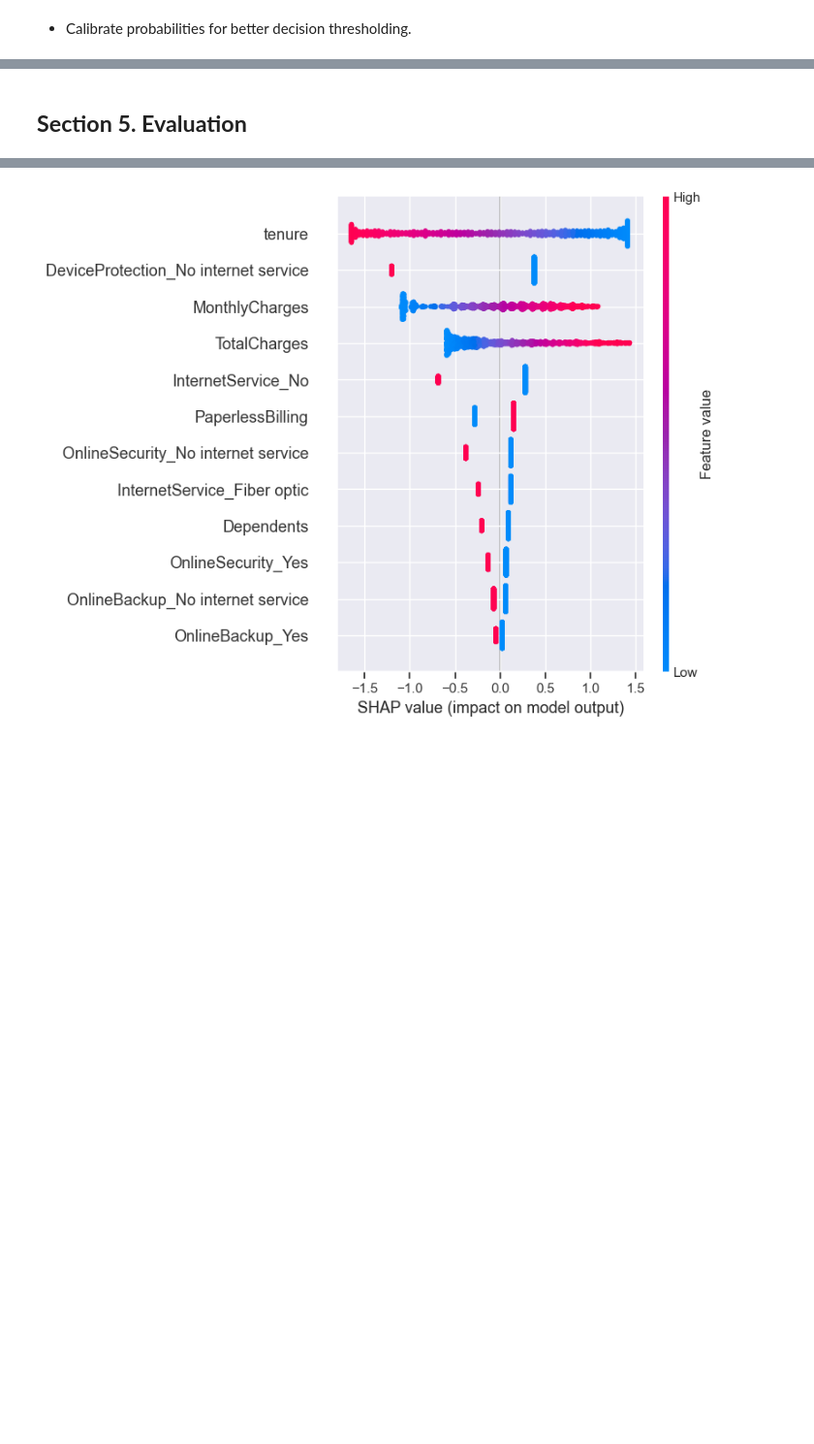
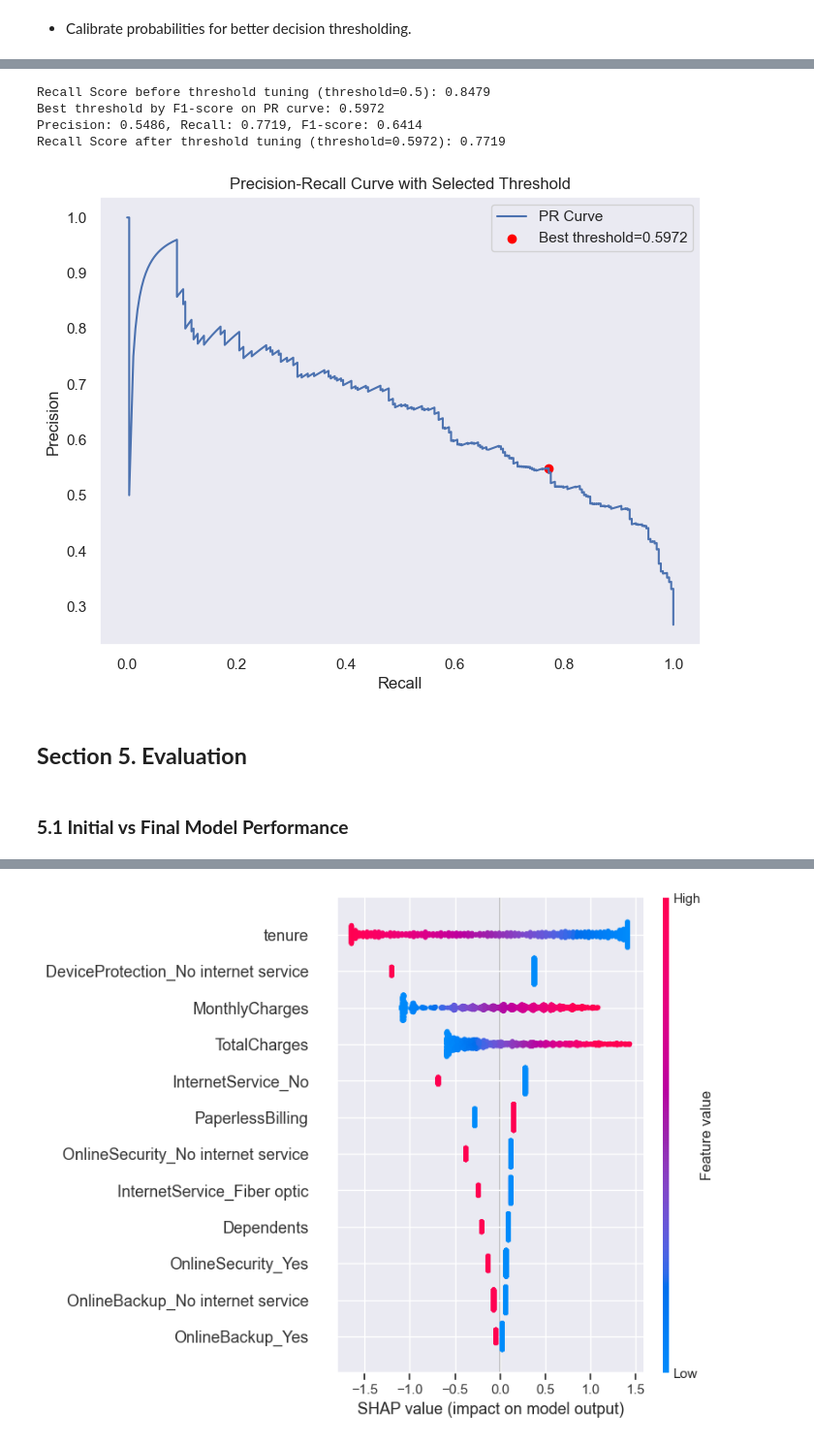
Before and after one commit to hansdarmawann/telco-churn, a Jupyter notebook: notebooks/1.0-hdr-inital-notebook.ipynb, the cells around one changed output, grey strips where cells are left out. Shown at 97% size. Drawn from its saved outputs; the diff is of its cells as text; code cells hidden in the pictures; blank space fills up the shorter version.

```diff
--- a/notebooks/1.0-hdr-inital-notebook.ipynb
+++ b/notebooks/1.0-hdr-inital-notebook.ipynb
@@ -788,2 +821,58 @@ Brier score after calibration: 0.1354
+# %%
+from sklearn.metrics import classification_report, recall_score, precision_recall_curve
+import matplotlib.pyplot as plt
+
+# Probabilitas positif prediksi dari model terkalibrasi atau model terbaik
+y_proba = best_pipeline.predict_proba(X_test)[:, 1]
+
+# Prediksi kelas default dengan threshold 0.5
+y_pred_default = (y_proba >= 0.5).astype(int)
+
+# Hitung recall score sebelum threshold tuning (default threshold 0.5)
+recall_before = recall_score(y_test, y_pred_default)
+print(f"Recall Score before threshold tuning (threshold=0.5): {recall_before:.4f}")
+
+# Hitung precision, recall, dan thresholds dari PR curve
+precision, recall, thresholds = precision_recall_curve(y_test, y_proba)
+
+# Hitung F1-score untuk setiap threshold
+f1_scores = 2 * (precision * recall) / (precision + recall + 1e-10)  # hindari pembagian 0
+
+# Cari threshold dengan F1-score tertinggi
+best_idx = f1_scores.argmax()
+best_threshold = thresholds[best_idx]
+
+print(f"Best threshold by F1-score on PR curve: {best_threshold:.4f}")
+print(f"Precision: {precision[best_idx]:.4f}, Recall: {recall[best_idx]:.4f}, F1-score: {f1_scores[best_idx]:.4f}")
+
+# Gunakan threshold ini untuk prediksi kelas baru
+y_pred_new = (y_proba >= best_threshold).astype(int)
+
+# Hitung recall score dengan threshold baru
+recall_after = recall_score(y_test, y_pred_new)
+print(f"Recall Score after threshold tuning (threshold={best_threshold:.4f}): {recall_after:.4f}")
+
+# Evaluasi kembali menggunakan threshold baru
+# print("Classification Report with adjusted threshold:")
+# print(classification_report(y_test, y_pred_new))
+
+# Visualisasi PR Curve dengan threshold terpilih
+plt.figure(figsize=(8,6))
+plt.plot(recall, precision, label='PR Curve')
+plt.scatter(recall[best_idx], precision[best_idx], color='red', label=f'Best threshold={best_threshold:.4f}')
+plt.xlabel('Recall')
+plt.ylabel('Precision')
+plt.title('Precision-Recall Curve with Selected Threshold')
+plt.legend()
+plt.grid()
+plt.show()
+# %% [output]
+Recall Score before threshold tuning (threshold=0.5): 0.8479
+Best threshold by F1-score on PR curve: 0.5972
+Precision: 0.5486, Recall: 0.7719, F1-score: 0.6414
+Recall Score after threshold tuning (threshold=0.5972): 0.7719
+[figure, added]
 # %% [markdown]
 ## **Section 5. Evaluation**
+# %% [markdown]
+### **5.1 Initial vs Final Model Performance**
```
Also changed, not shown: parts of 9 cells of this notebook, 6 other files.
